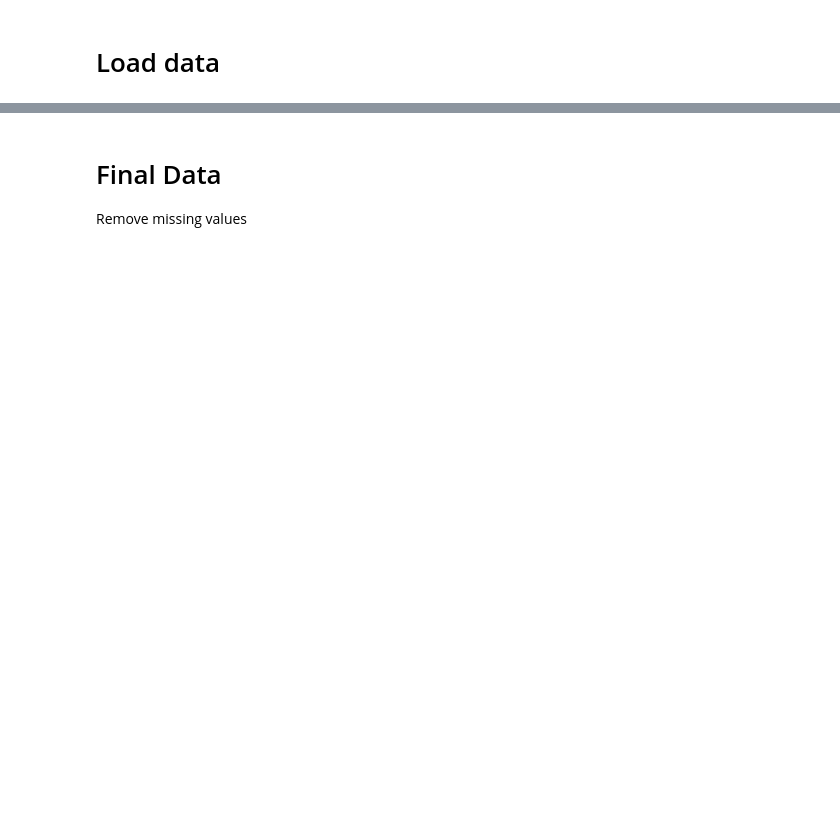
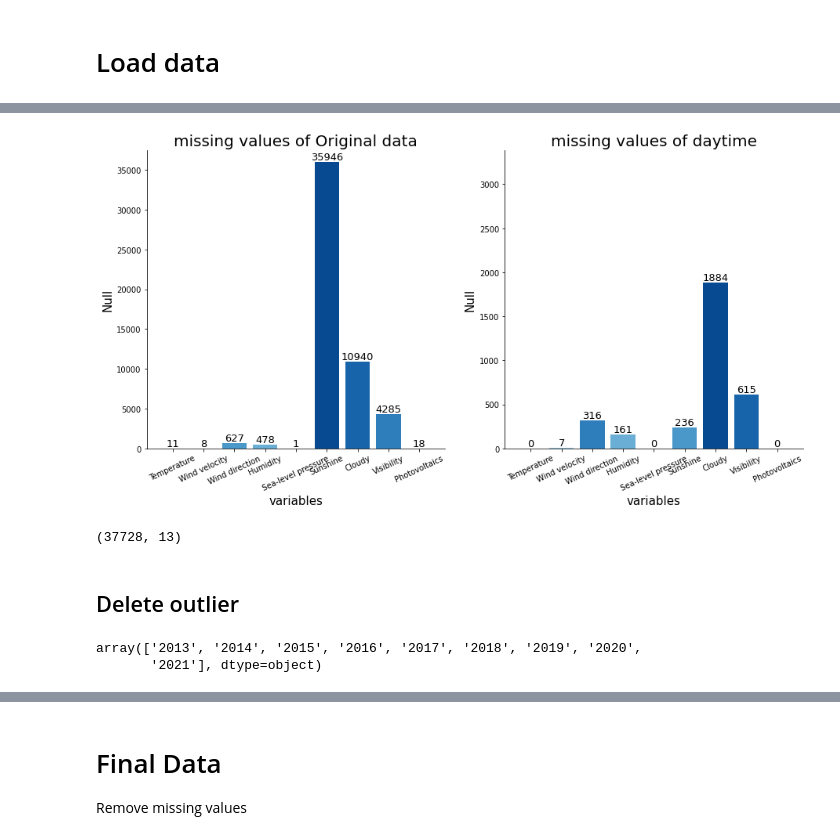
Before and after one commit to Hanchaeeun/SolarPower-Analysis, a Jupyter notebook: 04_preprocessing.ipynb, the cells around one changed output, grey strips where cells are left out. Saved outputs shown, nothing was run; the diff lists cells and outputs as text; code cells hidden in the pictures; blank space fills up the shorter version.

```diff
--- a/04_preprocessing.ipynb
+++ b/04_preprocessing.ipynb
@@ -122,3 +70,0 @@ NullPlot(df, df_list, 'Original data missing values')
-# %%
-area_list = ['전남 목포시', '강원 강릉시', '경남 진주시']
-Mp_df, Gn_df, Jj_df = Split_area(daytime_df, 'Area', area_list)
@@ -143,3 +70,0 @@ data.shape
-# %%
-area_list = ['전남 목포시', '강원 강릉시', '경남 진주시']
-Mp_df, Gn_df, Jj_df = Split_area(data, 'Area', area_list)
@@ -207,4 +70,0 @@ def Outlier_data(area_df):
-# %%
-print(Mp_df.shape)
-Mp_df = Outlier_data(Mp_df)
-Mp_df.shape
@@ -265,0 +71,5 @@ Day_plot(Jj_df, 'Jinjo')
+# %%
+drop_times = [0, 1, 2, 3, 4, 5, 21, 22, 23]
+daytime_Mp = Drop_idx(Mp_df, drop_times)
+print(f'Time : ', np.sort(daytime_Mp['Time'].unique()))
+daytime_Mp
@@ -265,0 +91,19 @@ Day_plot(Jj_df, 'Jinjo')
+# %%
+fig, [ax1, ax2] = plt.subplots(figsize=(15, 7), nrows=1, ncols=2)
+NullPlot(Mp_df, 'missing values of Original data', ax1)
+NullPlot(daytime_Mp, 'missing values of daytime', ax2)
+# %% [output]
+[figure, added]
+# %%
+missing_Mp = daytime_Mp.dropna(how='any')
+missing_Mp.reset_index(inplace=True, drop=True)
+missing_Mp.shape
+# %% [output]
+(37728, 13)
+# %% [markdown]
+## Delete outlier
+# %%
+missing_Mp['Date'].str[:4].unique()
+# %% [output]
+array(['2013', '2014', '2015', '2016', '2017', '2018', '2019', '2020',
+       '2021'], dtype=object)
```
Also changed, not shown: parts of 88 cells of this notebook.
